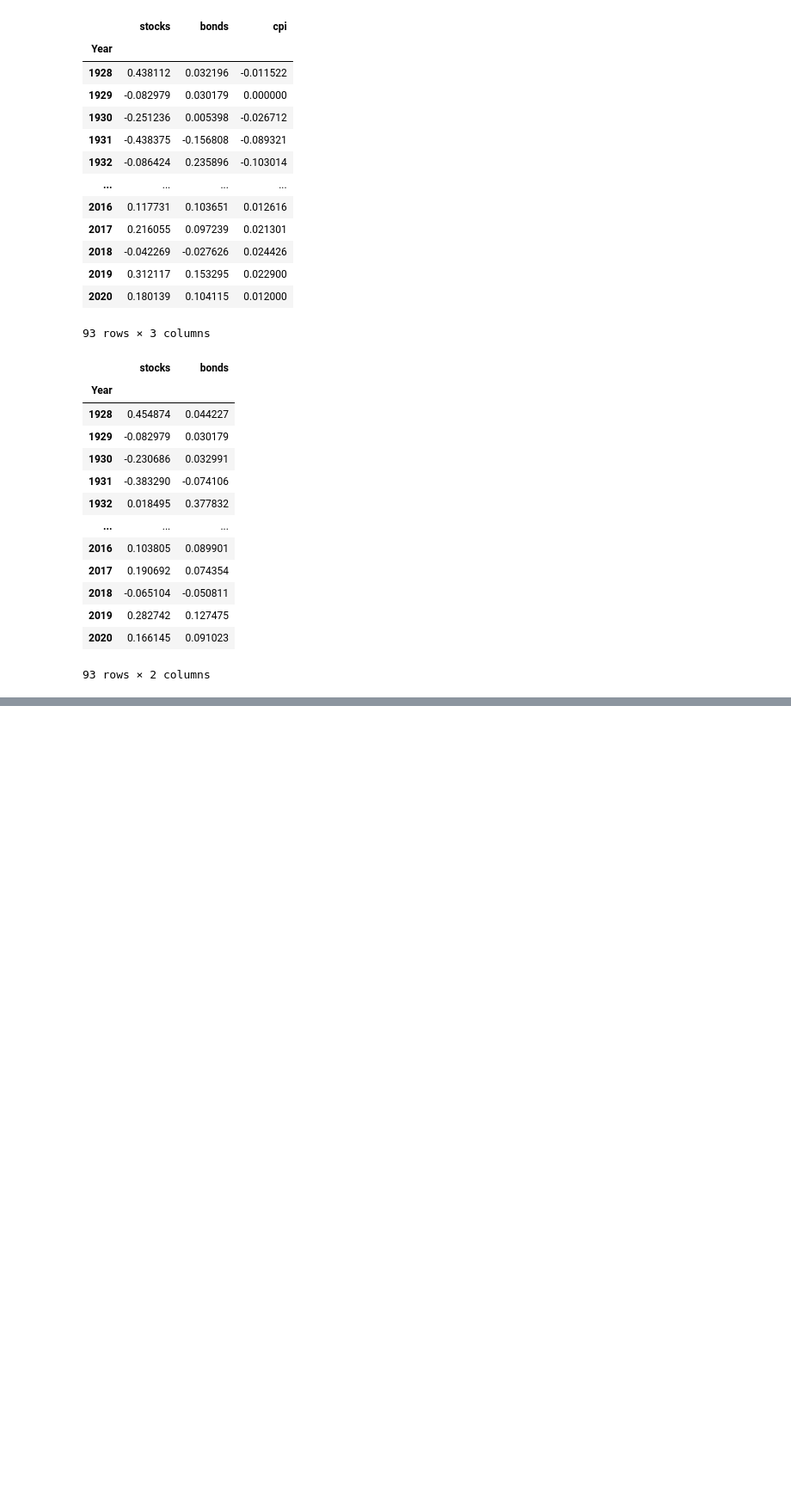
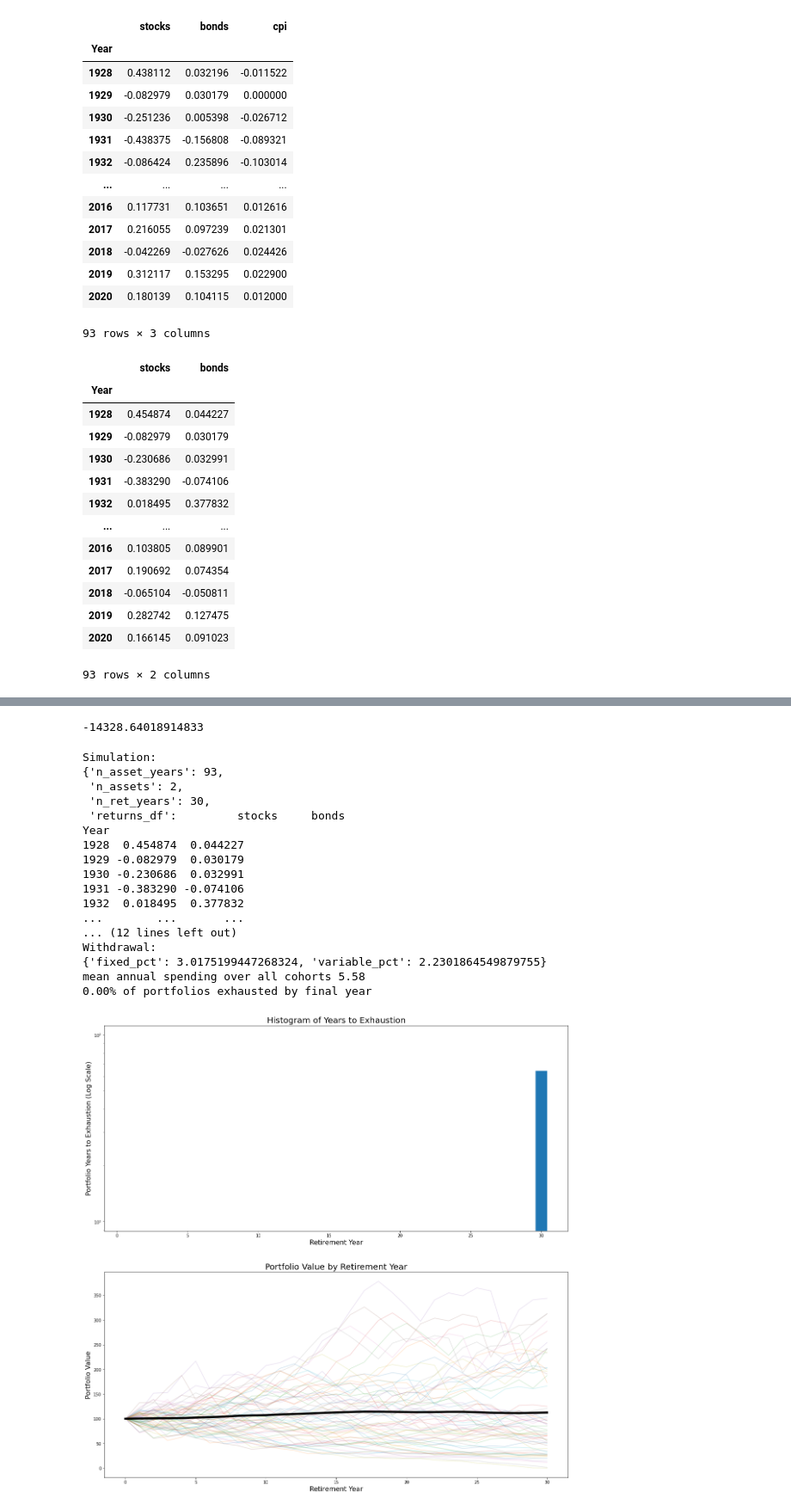
Before and after one commit to druce/swr, a Jupyter notebook: optimize.ipynb, the cells around one changed output, grey strips where cells are left out. Shown at 86% size. Drawn from its saved outputs; the diff is of its cells as text; code cells hidden in the pictures; blank space fills up the shorter version.

```diff
--- a/optimize.ipynb
+++ b/optimize.ipynb
@@ -86,7 +101,6 @@ FIXED_SPEND = 2
 VARIABLE_SPEND = 2
 ALLOC_STOCKS = 0.6
 N_RET_YEARS = 30
-import pdb
 from functools import partial
 
 def ce_experiment(n_ret_years, gamma, *params):
@@ -113,8 +127,8 @@ def ce_experiment(n_ret_years, gamma, *params):
     s = SWRsimulation.SWRsimulation({
         'simulation': {'returns_df': real_return_df,
                        'n_ret_years': n_ret_years,
-                       'montecarlo': N_TRIALS,
-                       'montecarlo_replacement': False,
+#                        'montecarlo': N_TRIALS,
+#                        'montecarlo_replacement': False,
                       },
         'allocation': {'asset_weights': np.array([alloc_stocks, alloc_bonds])},
         'withdrawal': {'fixed_pct': fixed_spend,
@@ -242,0 +348,8 @@ s.analyze()
+# %%
+results = pd.DataFrame(study_params)
+results['gamma'] = study_gammas
+results['value'] = study_values
+results['alloc_bonds'] = 1-results['alloc_stocks']
+results=results[['gamma', 'alloc_stocks', 'alloc_bonds', 'fixed_spend', 'variable_spend','value']]
+results_dict[optimizer] = results.copy()
+results
@@ -243,3 +368,64 @@ s.analyze()
+# %%
+resultsrow = results.iloc[1]
+FIXED_SPEND = resultsrow.fixed_spend
+VARIABLE_SPEND = resultsrow.variable_spend
+ALLOC_STOCKS = resultsrow.alloc_stocks
+GAMMA = resultsrow.gamma
+N_RET_YEARS = 30
+
+ce_experiment(N_RET_YEARS,
+              GAMMA,
+              {'fixed_spend': FIXED_SPEND,
+               'variable_spend': VARIABLE_SPEND,
+               'alloc_stocks': ALLOC_STOCKS})
+# %% [output]
+-14328.64018914833
+# %%
+resultsrow = results.iloc[-1]
+FIXED_SPEND = resultsrow.fixed_spend
+VARIABLE_SPEND = resultsrow.variable_spend
+ALLOC_STOCKS = resultsrow.alloc_stocks
+ALLOC_BONDS = 1 - ALLOC_STOCKS
+GAMMA = resultsrow.gamma
+N_RET_YEARS = 30
+
+s = SWRsimulation.SWRsimulation({
+    'simulation': {'returns_df': real_return_df,
+                   'n_ret_years': N_RET_YEARS,
+#                    'montecarlo': NTRIALS,
+#                    'montecarlo_replacement': True,
+                  },
+    'allocation': {'asset_weights': np.array([0.5, 0.5])}, # default is equal-weight
+    'withdrawal': {'fixed_pct': FIXED_SPEND,
+                   'variable_pct': VARIABLE_SPEND},
+    'evaluation': {}, # no args, default = number of years to exhaustion
+    'analysis': {'histogram': True}
+})
+
+print(s)
+
+s.simulate()
+
+s.analyze()
+# %% [output]
+Simulation:
+{'n_asset_years': 93,
+ 'n_assets': 2,
+ 'n_ret_years': 30,
+ 'returns_df':         stocks     bonds
+Year
+1928  0.454874  0.044227
+1929 -0.082979  0.030179
+1930 -0.230686  0.032991
+1931 -0.383290 -0.074106
+1932  0.018495  0.377832
+...        ...       ...
+... (12 lines left out)
+Withdrawal:
+{'fixed_pct': 3.0175199447268324, 'variable_pct': 2.2301864549879755}
+mean annual spending over all cohorts 5.58
+0.00% of portfolios exhausted by final year
+[figure, added]
 # %%
 import hyperopt  # http://hyperopt.github.io/hyperopt/
 from hyperopt import fmin, tpe, hp
```
Also changed, not shown: parts of 38 cells of this notebook.
